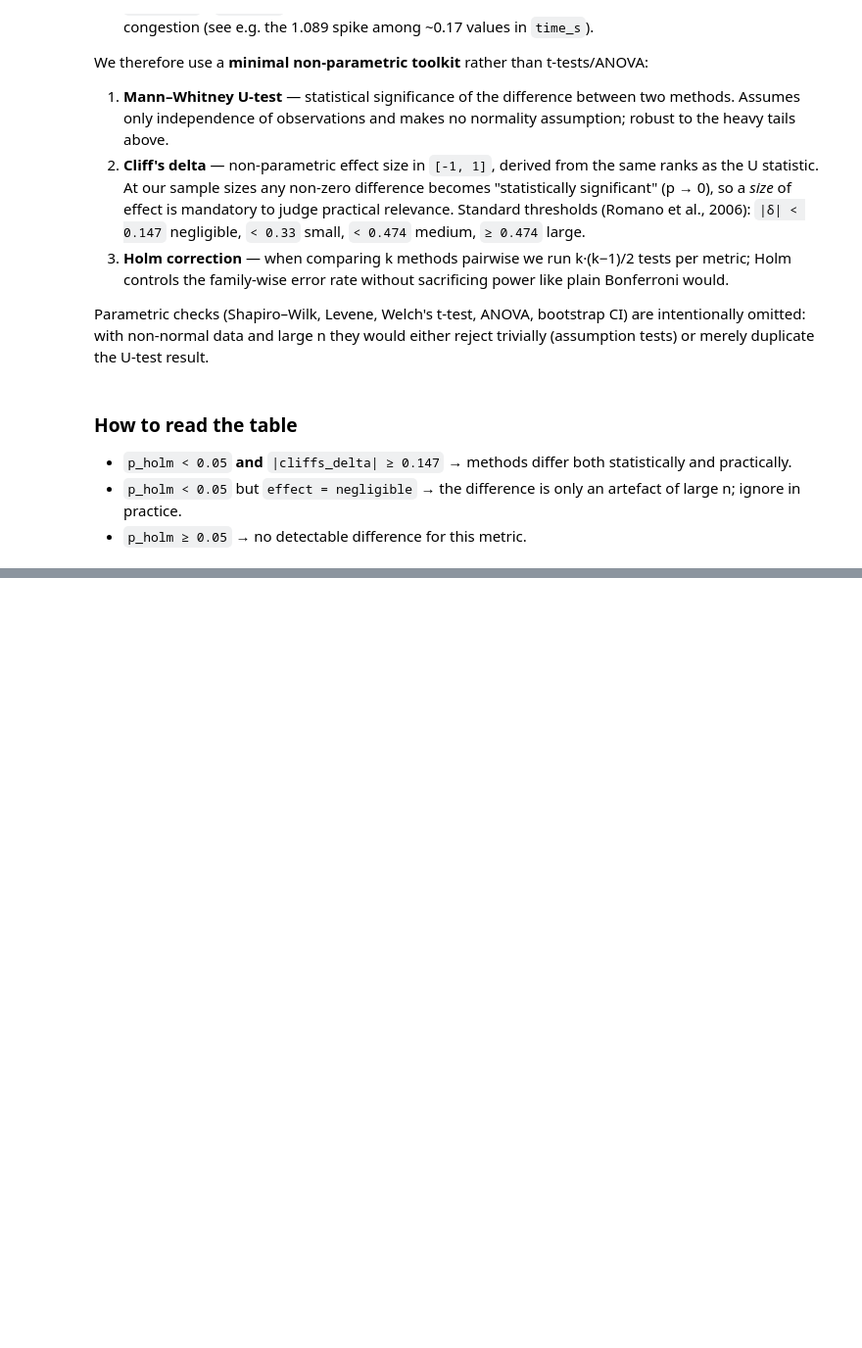
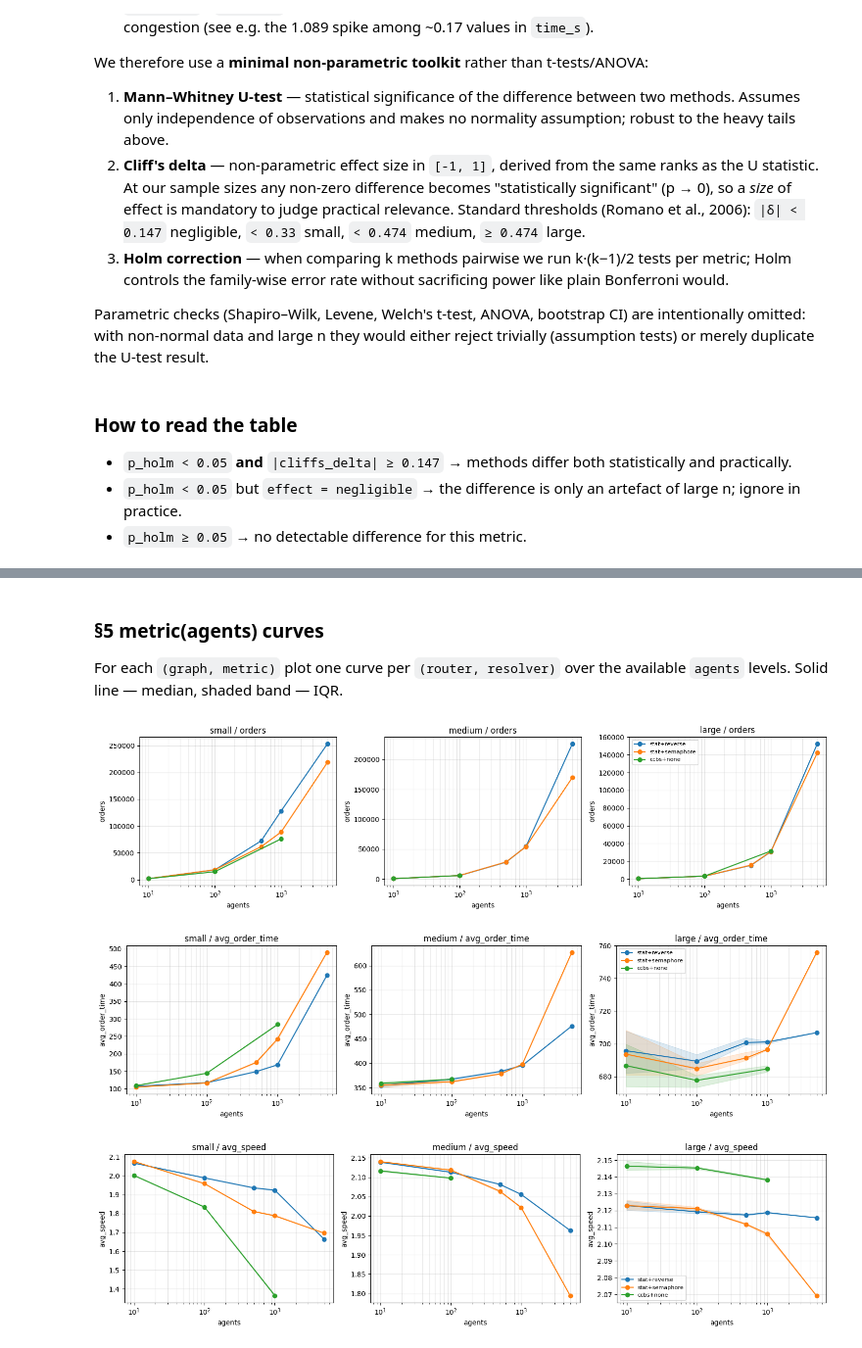
Before and after one commit to iktovr/master-diploma, a Jupyter notebook: src/demo/report.ipynb, the cells around one changed output, grey strips where cells are left out. Shown at 98% size. Saved outputs shown, nothing was run; the diff lists cells and outputs as text; code cells hidden in the pictures; blank space fills up the shorter version.

```diff
--- a/src/demo/report.ipynb
+++ b/src/demo/report.ipynb
@@ -258,0 +623,13 @@ compare_all_pairs(runs, 'avg_wait')
+# %%
+# §3.1 overall: per resolver, how often each router is selected.
+rows = []
+for resolver in ('reverse', 'semaphore'):
+    counts = defaultdict(int)
+    for (r, _g, _a), w in winner_router.items():
+        if r == resolver:
+            counts[w] += 1
+    rows.append({'resolver': resolver, **counts,
+                 'total': sum(counts.values())})
+summary_31_overall = pd.DataFrame(rows).fillna(0).set_index('resolver')
+print('§3.1 router selection counts across 15 strata:')
+display(summary_31_overall)
@@ -258,0 +719,58 @@ compare_all_pairs(runs, 'avg_wait')
+# %% [markdown]
+### §5 metric(agents) curves
+
+For each `(graph, metric)` plot one curve per `(router, resolver)` over
+the available `agents` levels. Solid line — median, shaded band — IQR.
+# %%
+import matplotlib.pyplot as plt
+
+
+def _curve_data(runs, graph, router, resolver, metric):
+    pts = []
+    for n_agents in sorted(AGENTS_ORDER + [a for a in CCBS_AGENTS if a not in AGENTS_ORDER]):
+        name = find_combo(runs, graph=graph, agents=n_agents,
+                          router=router, resolver=resolver)
+        if not name or metric not in runs[name].columns:
+            continue
+        s = runs[name][metric].dropna()
+        if s.empty:
+            continue
+        pts.append((n_agents, s.quantile(0.25), s.median(), s.quantile(0.75)))
+    if not pts:
+        return None
+    arr = np.array(pts)
+    return arr[:, 0], arr[:, 1], arr[:, 2], arr[:, 3]
+
+
+CURVE_CONFIGS = [
+    # ('astar', 'reverse'),
+    # ('astar', 'semaphore'),
+    ('stat', 'reverse'),
+    ('stat', 'semaphore'),
+    ('ccbs', 'none'),
+]
+
+for metric in PRIMARY_METRICS:
+    fig, axes = plt.subplots(1, len(GRAPH_ORDER), figsize=(5 * len(GRAPH_ORDER), 4),
+                              sharey=False)
+    for ax, graph in zip(axes, GRAPH_ORDER):
+        for router, resolver in CURVE_CONFIGS:
+            data = _curve_data(runs, graph, router, resolver, metric)
+            if data is None:
+                continue
+            xs, q25, med, q75 = data
+            label = f'{router}+{resolver}'
+            line, = ax.plot(xs, med, marker='o', label=label)
+            ax.fill_between(xs, q25, q75, alpha=0.15, color=line.get_color())
+        ax.set_xscale('log')
+        ax.set_title(f'{graph} / {metric}')
+        ax.set_xlabel('agents')
+        ax.set_ylabel(metric)
+        ax.grid(True, which='both', alpha=0.3)
+    axes[-1].legend(loc='best', fontsize=8)
+    fig.tight_layout()
+    plt.show()
+# %% [output]
+[figure, added]
+[figure, added]
+[figure, added]
```
Also changed, not shown: parts of 24 cells of this notebook, 11 other files.
